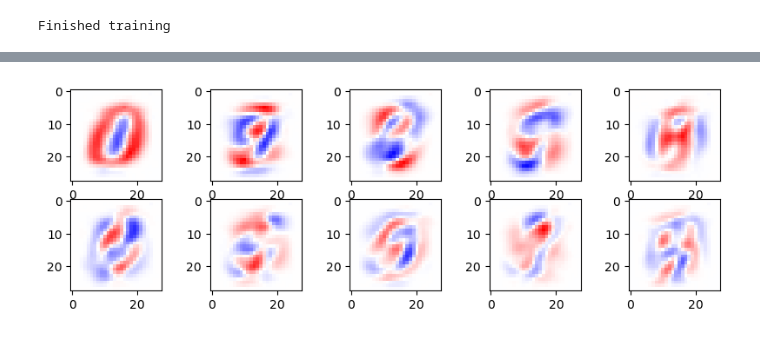
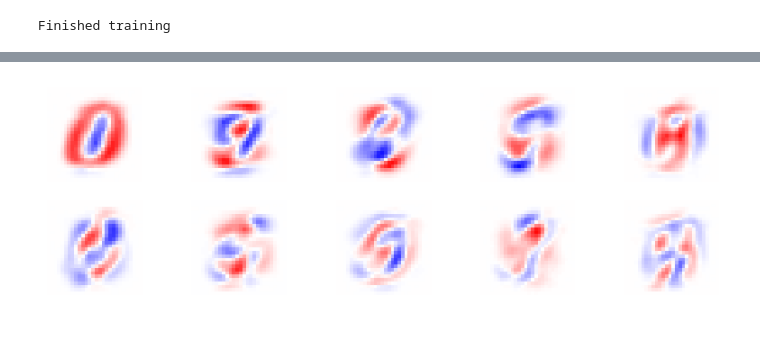
Before and after one commit to luisdiaz1997/SpatialFactorization, a Jupyter notebook: notebooks/Factor_Analysis.ipynb, the cells around one changed output, grey strips where cells are left out. Saved outputs shown, nothing was run; the diff lists cells and outputs as text; code cells hidden in the pictures.

```diff
--- a/notebooks/Factor_Analysis.ipynb
+++ b/notebooks/Factor_Analysis.ipynb
@@ -50,8 +50,9 @@ plt.colorbar()
 # %%
 plt.figure(figsize=(10, 3))
 for i in range(model.L):
     plt.subplot(2, 5, i+1)
     loading = model.W[:, i].detach().cpu().numpy()
     plt.imshow(loading.reshape(28, 28), vmin=-0.2, vmax=0.2, cmap='bwr')
+    plt.axis('off')
 # %% [output]
-[figure, old version]
+[figure, new version]
```
Also changed, not shown: parts of 3 cells of this notebook, 37 other files.
